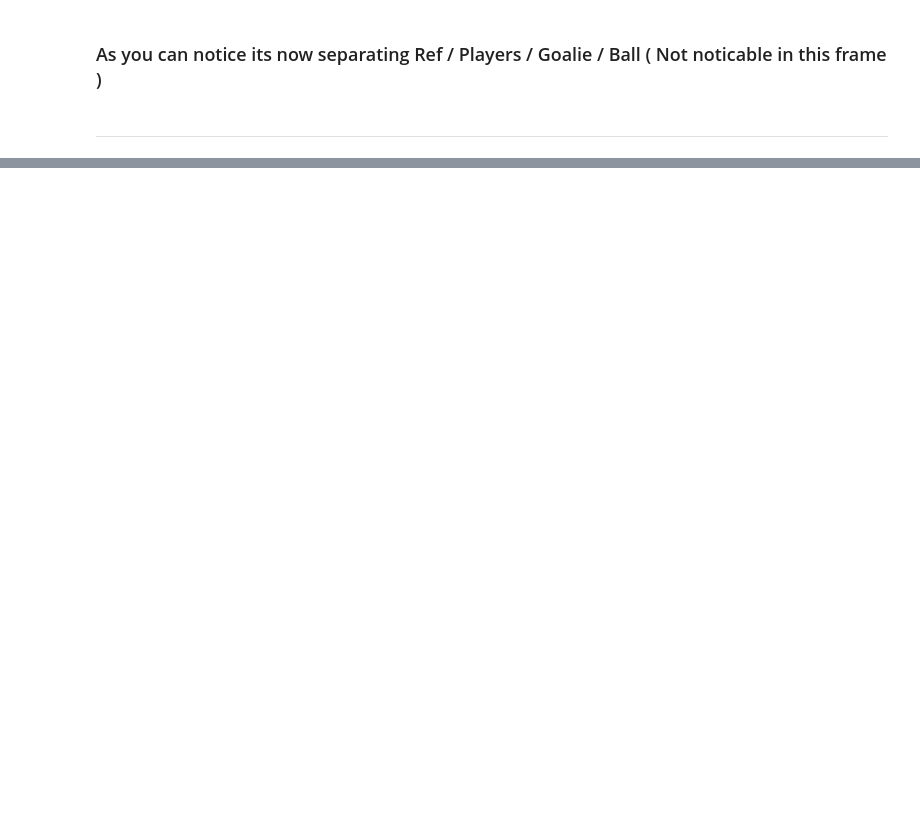
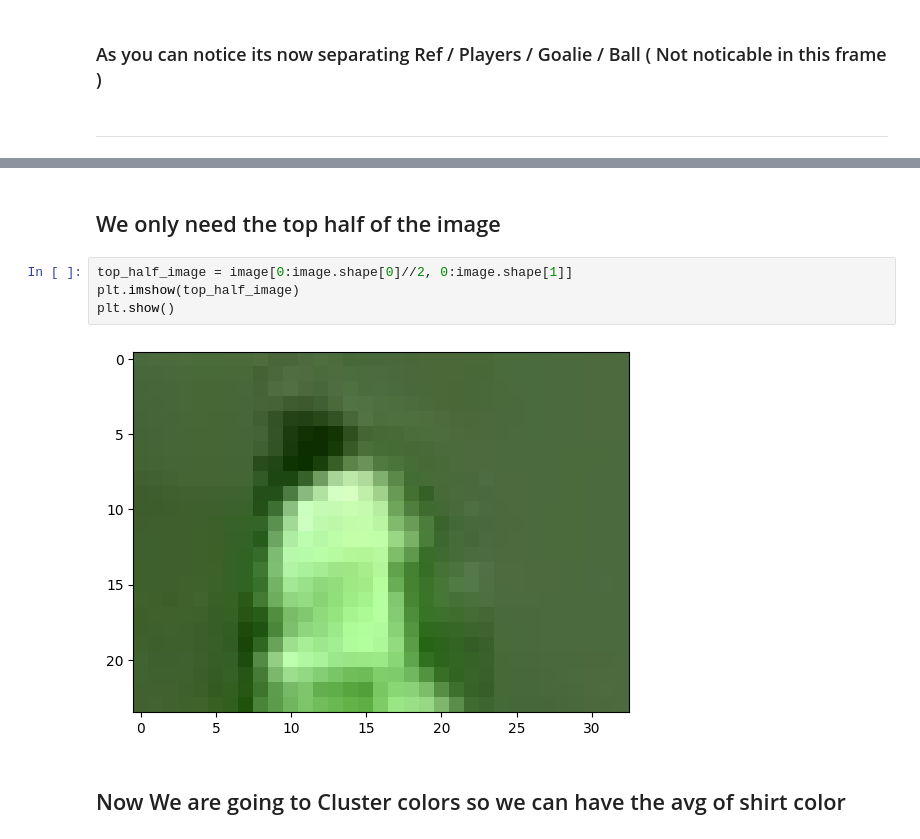
Before and after one commit to DanielLankry/Football-Vision-Stats-ML, a Jupyter notebook: Football Advanced stats with python/Football-Vision-Stats.ipynb, the cells around one changed output, grey strips where cells are left out. Drawn from its saved outputs; the diff is of its cells as text; blank space fills up the shorter version.

```diff
--- a/Football Advanced stats with python/Football-Vision-Stats.ipynb
+++ b/Football Advanced stats with python/Football-Vision-Stats.ipynb
@@ -199,0 +439,10 @@ Speed: 2.7ms preprocess, 132.5ms inference, 0.9ms postprocess per image at shape
+# %% [markdown]
+## We only need the top half of the image
+# %%
+top_half_image = image[0:image.shape[0]//2, 0:image.shape[1]]
+plt.imshow(top_half_image)
+plt.show()
+# %% [output]
+[figure, added]
+# %% [markdown]
+## Now We are going to Cluster colors so we can have the avg of shirt color
```
Also changed, not shown: parts of 20 cells of this notebook.
